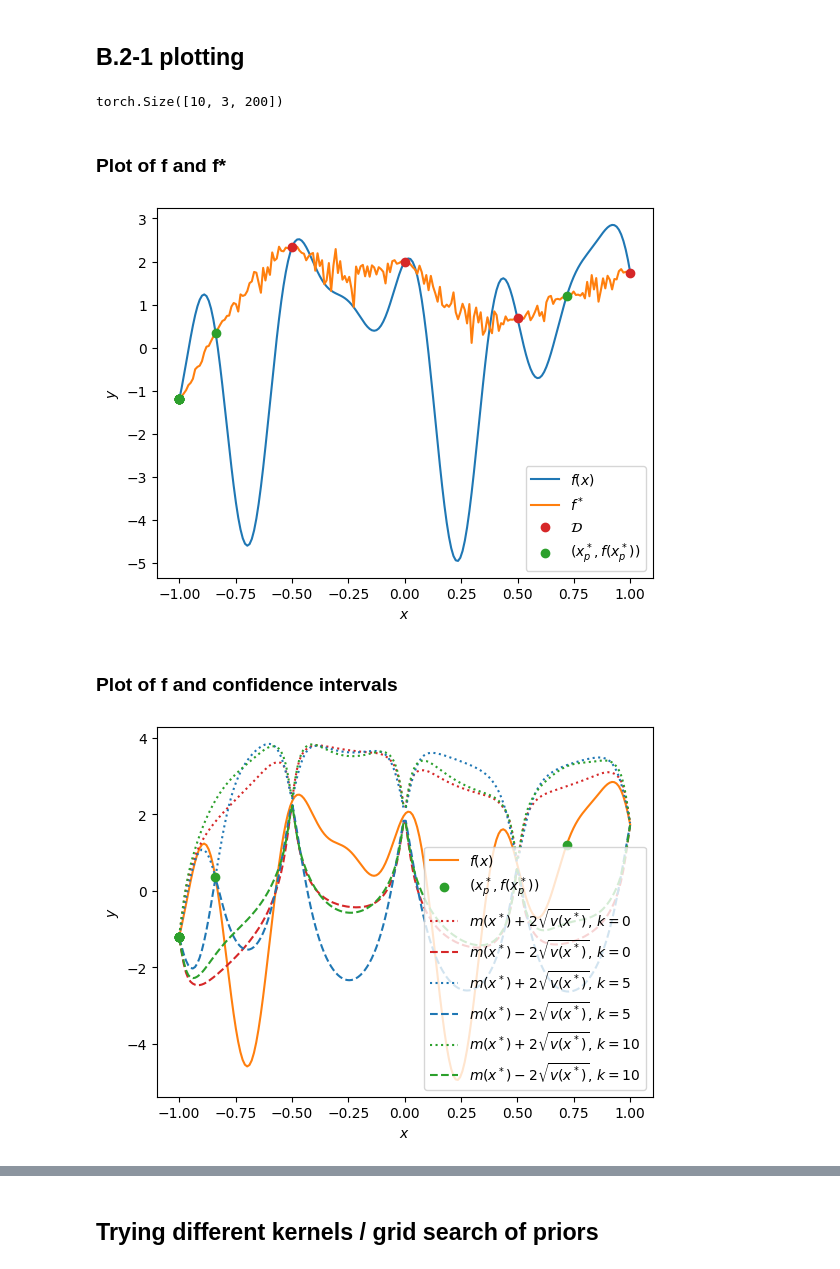
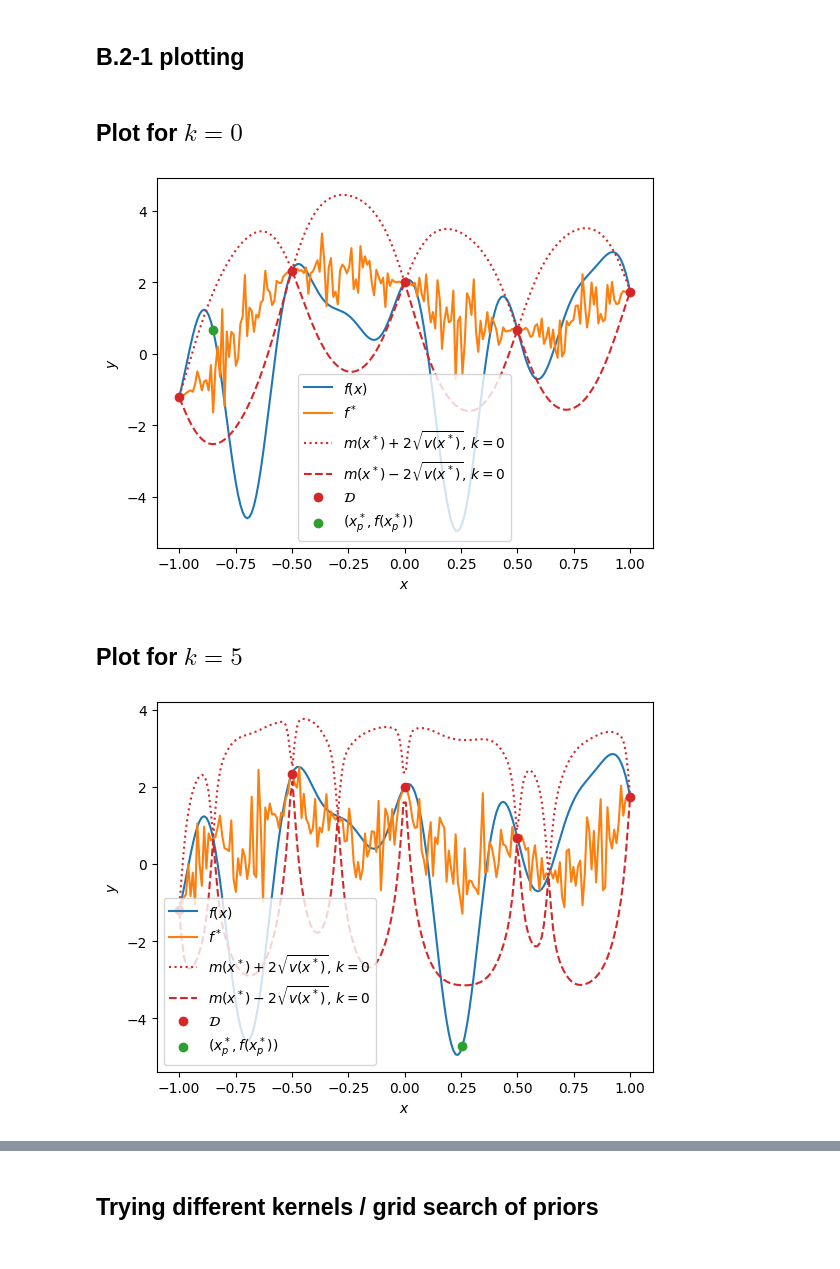
Before and after one commit to JackismyShephard/pml-22-exam, a Jupyter notebook: scripts/b.ipynb, the cells around one changed output, grey strips where cells are left out. Saved outputs shown, nothing was run; the diff lists cells and outputs as text; code cells hidden in the pictures.

Commit message:
add three plots, hopefully
Signed-off-by: pants007 <qrw992@alumni.ku.dk>

```diff
--- a/scripts/b.ipynb
+++ b/scripts/b.ipynb
@@ -199,7 +181,7 @@ W = 10
 # %% [markdown]
 ## Running the algorithm
 # %%
-stats, minima = algorithm1(X, y, XNew, T, C, W, N)
+stats, minima, mcmc = algorithm1(X, y, XNew, T, C, W, N)
 # %% [output]
 Iteration 1/10
 torch.Size([200])
@@ -223,37 +205,35 @@ Iteration 10/10
 torch.Size([200])
 # %% [markdown]
 ## B.2-1 plotting
-# %%
-stats.shape
-# %% [output]
-torch.Size([10, 3, 200])
-# %% [markdown]
-### Plot of f and f*
+# %% [markdown]
+## Plot for $k = 0$
 # %%
+k = 0
 plt.plot(XNew, f(XNew), label = r"$f(x)$")
-plt.plot(XNew, stats[9,2,:], label= r"$f^*$")
+plt.plot(XNew, stats[k,2,:], label= r"$f^*$")
+plt.plot(XNew, stats[k,0,:] + 2 * np.sqrt(stats[k,1,:]), label=r"$m(x^*) + 2\sqrt{v(x^*)}$, $k=0$", linestyle='dotted', color='tab:red')
+plt.plot(XNew, stats[k,0,:] - 2 * np.sqrt(stats[k,1,:]), label=r"$m(x^*) - 2\sqrt{v(x^*)}$, $k=0$", linestyle='dashed', color='tab:red')
 plt.scatter(X, y, color = 'tab:red', label = r"$\mathcal{D}$", zorder=4)
-plt.scatter(minima[:,0], minima[:,1], color = 'tab:green', label = r"$(x^*_p, f(x^*_p))$", zorder=4)
+plt.scatter(minima[k,0], minima[k,1], color = 'tab:green', label = r"$(x^*_p, f(x^*_p))$", zorder=4)
 plt.xlabel(r"$x$")
 plt.ylabel(r"$y$")
 plt.legend()
 plt.show()
 # %% [output]
-[figure, old version]
+[figure, new version]
-# %% [markdown]
-### Plot of f and confidence intervals
+# %% [markdown]
+## Plot for $k = 5$
 # %%
-plt.plot(XNew, f(XNew), label = r"$f(x)$", color='tab:orange')
-plt.scatter(minima[:,0], minima[:,1], color = 'tab:green', label = r"$(x^*_p, f(x^*_p))$", zorder=4)
-plt.plot(XNew, stats[0,0,:] + 2 * np.sqrt(stats[0,1,:]), label=r"$m(x^*) + 2\sqrt{v(x^*)}$, $k=0$", linestyle='dotted', color='tab:red')
-plt.plot(XNew, stats[0,0,:] - 2 * np.sqrt(stats[0,1,:]), label=r"$m(x^*) - 2\sqrt{v(x^*)}$, $k=0$", linestyle='dashed', color='tab:red')
-plt.plot(XNew, stats[4,0,:] + 2 * np.sqrt(stats[4,1,:]), label=r"$m(x^*) + 2\sqrt{v(x^*)}$, $k=5$", linestyle='dotted', color='tab:blue')
-plt.plot(XNew, stats[4,0,:] - 2 * np.sqrt(stats[4,1,:]), label=r"$m(x^*) - 2\sqrt{v(x^*)}$, $k=5$", linestyle='dashed', color='tab:blue')
-plt.plot(XNew, stats[9,0,:] + 2 * np.sqrt(stats[0,1,:]), label=r"$m(x^*) + 2\sqrt{v(x^*)}$, $k=10$", linestyle='dotted', color='tab:green')
-plt.plot(XNew, stats[9,0,:] - 2 * np.sqrt(stats[0,1,:]), label=r"$m(x^*) - 2\sqrt{v(x^*)}$, $k=10$", linestyle='dashed', color='tab:green')
+k = 4
+plt.plot(XNew, f(XNew), label = r"$f(x)$")
+plt.plot(XNew, stats[k,2,:], label= r"$f^*$")
+plt.plot(XNew, stats[k,0,:] + 2 * np.sqrt(stats[k,1,:]), label=r"$m(x^*) + 2\sqrt{v(x^*)}$, $k=0$", linestyle='dotted', color='tab:red')
+plt.plot(XNew, stats[k,0,:] - 2 * np.sqrt(stats[k,1,:]), label=r"$m(x^*) - 2\sqrt{v(x^*)}$, $k=0$", linestyle='dashed', color='tab:red')
+plt.scatter(X, y, color = 'tab:red', label = r"$\mathcal{D}$", zorder=4)
+plt.scatter(minima[k,0], minima[k,1], color = 'tab:green', label = r"$(x^*_p, f(x^*_p))$", zorder=4)
 plt.xlabel(r"$x$")
 plt.ylabel(r"$y$")
 plt.legend()
 plt.show()
 # %% [output]
-[figure, old version]
+[figure, new version]
```
Also changed, not shown: parts of 7 cells of this notebook.
